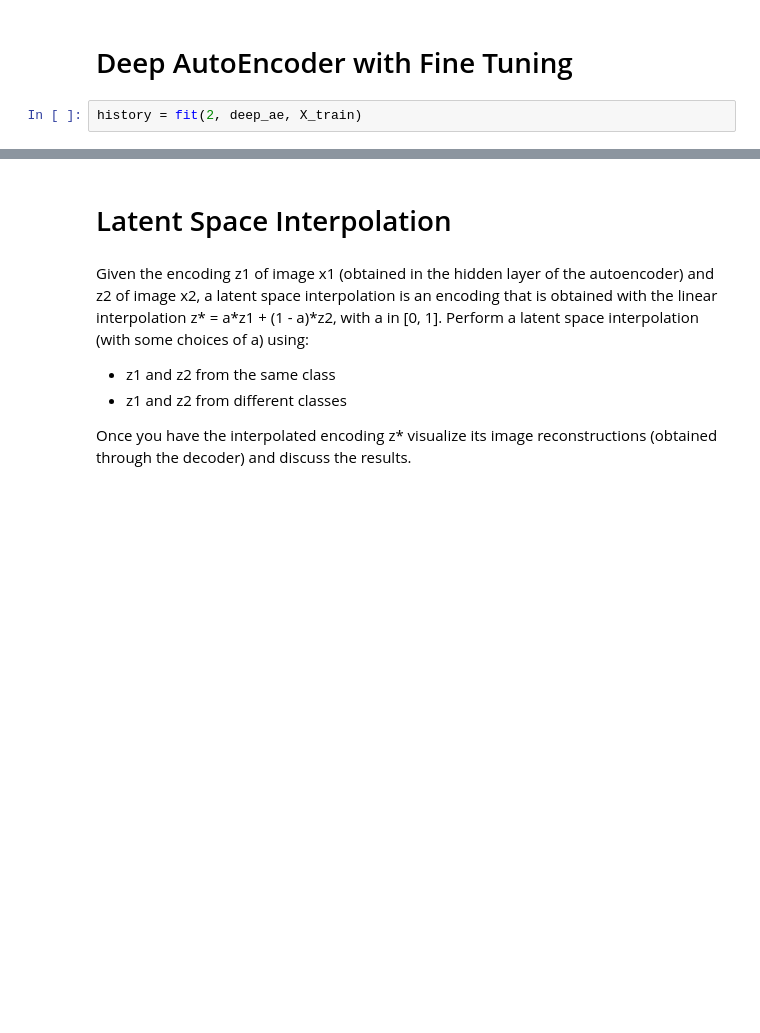
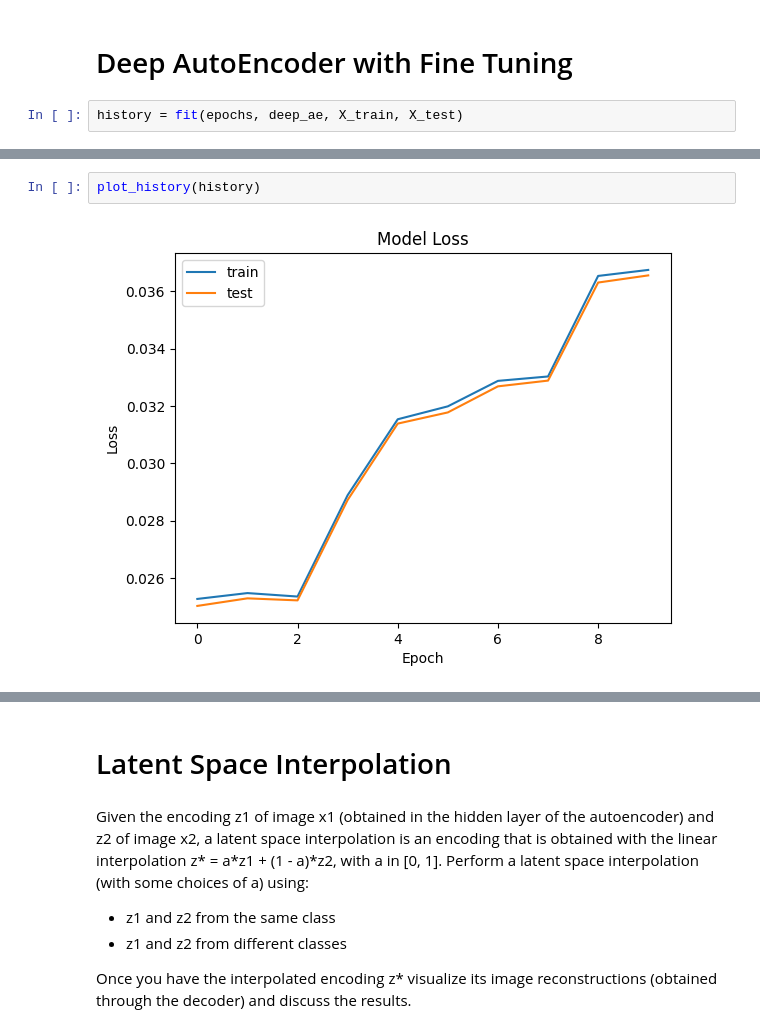
Before and after one commit to Sopralapanca/Pattern-Recognition, a Jupyter notebook: ASSIGNMENT_1_GIACOMO_CARFI_AUTOENCODER.ipynb, the cells around one changed output, grey strips where cells are left out. Saved outputs shown, nothing was run; the diff lists cells and outputs as text; blank space fills up the shorter version.

```diff
--- a/ASSIGNMENT_1_GIACOMO_CARFI_AUTOENCODER.ipynb
+++ b/ASSIGNMENT_1_GIACOMO_CARFI_AUTOENCODER.ipynb
@@ -324,5 +360,5 @@ Epoch: 2        Training Loss: 293.49652099609375
 # %% [markdown]
 # Deep AutoEncoder with Fine Tuning
 # %%
-history = fit(2, deep_ae, X_train)
+history = fit(epochs, deep_ae, X_train, X_test)
 # %% [output]
@@ -337 +376,5 @@ Deep AutoEncoder loss: 0.008082248270511627
+# %%
+plot_history(history)
+# %% [output]
+[figure, added]
 # %%
```
Also changed, not shown: parts of 33 cells of this notebook.
